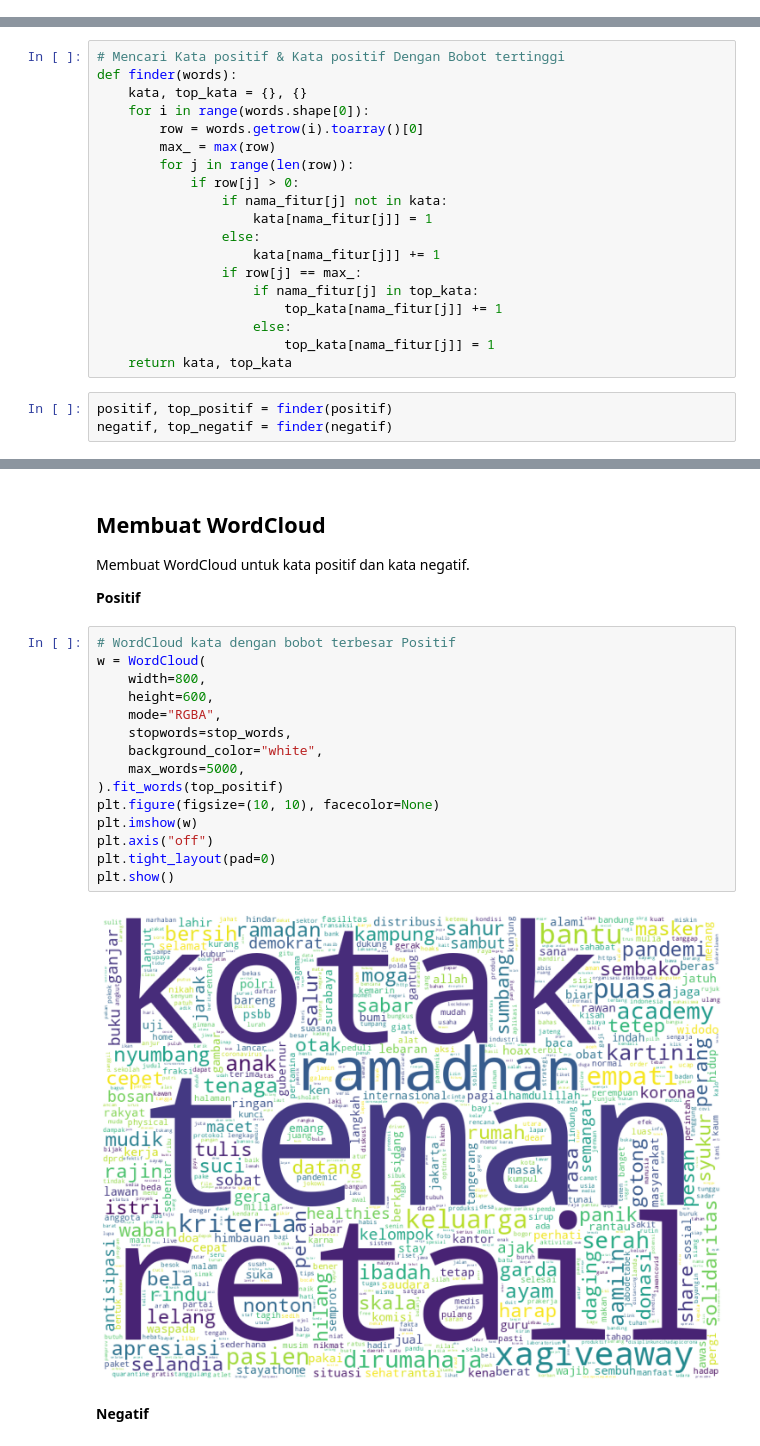
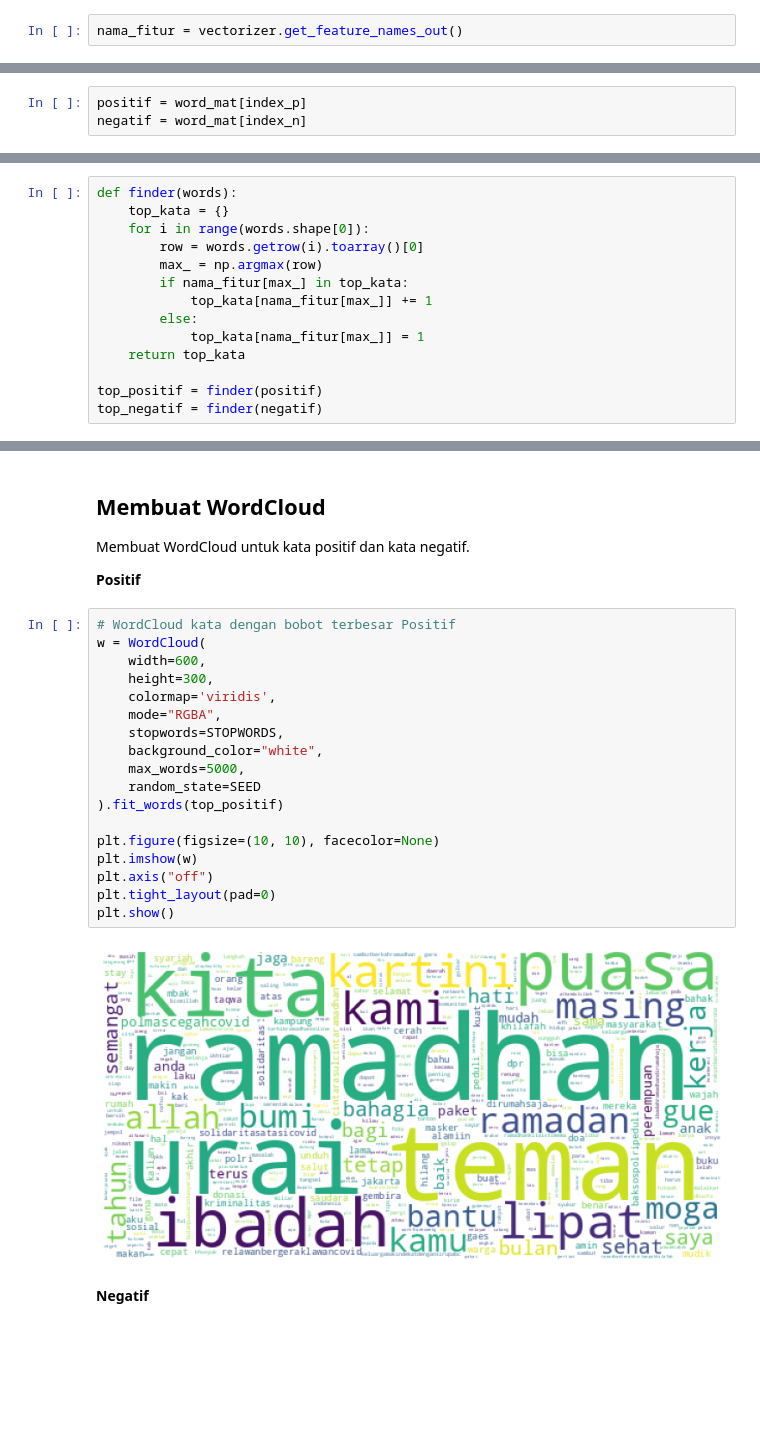
Before and after one commit to Hyuto/Analisis-Sentimen-Corona-DKI-Jakarta, a Jupyter notebook: notebook/WordCloud.ipynb, the cells around one changed output, grey strips where cells are left out. Saved outputs shown, nothing was run; the diff lists cells and outputs as text; blank space fills up the shorter version.

```diff
--- a/notebook/WordCloud.ipynb
+++ b/notebook/WordCloud.ipynb
@@ -67,3 +115,5 @@ nama_fitur = vectorizer_tfidf.get_feature_names_out()
+# %%
+nama_fitur = vectorizer.get_feature_names_out()
 # %% [markdown]
 ## Spesifikasi Kata Positif & Kata Negatif
 
@@ -75,26 +121,21 @@ negatif = word_tfidf[index_n]
+# %%
+positif = word_mat[index_p]
+negatif = word_mat[index_n]
 # %% [markdown]
 ## Mencari Kata Positif & Kata Negatif dengan Bobot Tertinggi
 
 Karena jumlah kata yang ada sangat banyak maka akan dipilih kata dengan bobot tertinggi saja untuk ditampilkan kedalam WordCloud.
 # %%
-# Mencari Kata positif & Kata positif Dengan Bobot tertinggi
 def finder(words):
-    kata, top_kata = {}, {}
+    top_kata = {}
     for i in range(words.shape[0]):
         row = words.getrow(i).toarray()[0]
-        max_ = max(row)
-        for j in range(len(row)):
-            if row[j] > 0:
-                if nama_fitur[j] not in kata:
-                    kata[nama_fitur[j]] = 1
-                else:
-                    kata[nama_fitur[j]] += 1
-                if row[j] == max_:
-                    if nama_fitur[j] in top_kata:
-                        top_kata[nama_fitur[j]] += 1
-                    else:
-                        top_kata[nama_fitur[j]] = 1
-    return kata, top_kata
+        max_ = np.argmax(row)
+        if nama_fitur[max_] in top_kata:
+            top_kata[nama_fitur[max_]] += 1
+        else:
+            top_kata[nama_fitur[max_]] = 1
+    return top_kata
+
+top_positif = finder(positif)
+top_negatif = finder(negatif)
-# %%
-positif, top_positif = finder(positif)
-negatif, top_negatif = finder(negatif)
@@ -111,20 +156,23 @@ Membuat WordCloud untuk kata positif dan kata negatif.
 # %%
 # WordCloud kata dengan bobot terbesar Positif
 w = WordCloud(
-    width=800,
-    height=600,
+    width=600,
+    height=300,
+    colormap='viridis',
     mode="RGBA",
-    stopwords=stop_words,
+    stopwords=STOPWORDS,
     background_color="white",
     max_words=5000,
+    random_state=SEED
 ).fit_words(top_positif)
+
 plt.figure(figsize=(10, 10), facecolor=None)
 plt.imshow(w)
 plt.axis("off")
 plt.tight_layout(pad=0)
 plt.show()
 # %% [output]
-[figure, old version]
+[figure, new version]
 # %% [markdown]
 **Negatif**
 # %%
```
Also changed, not shown: parts of 23 cells of this notebook, 14 other files.
